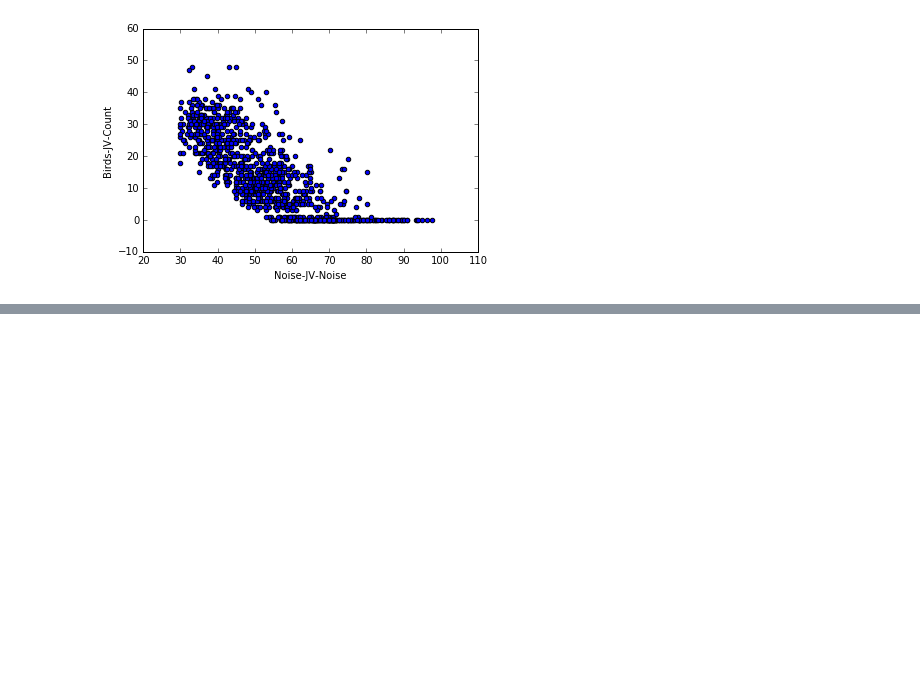
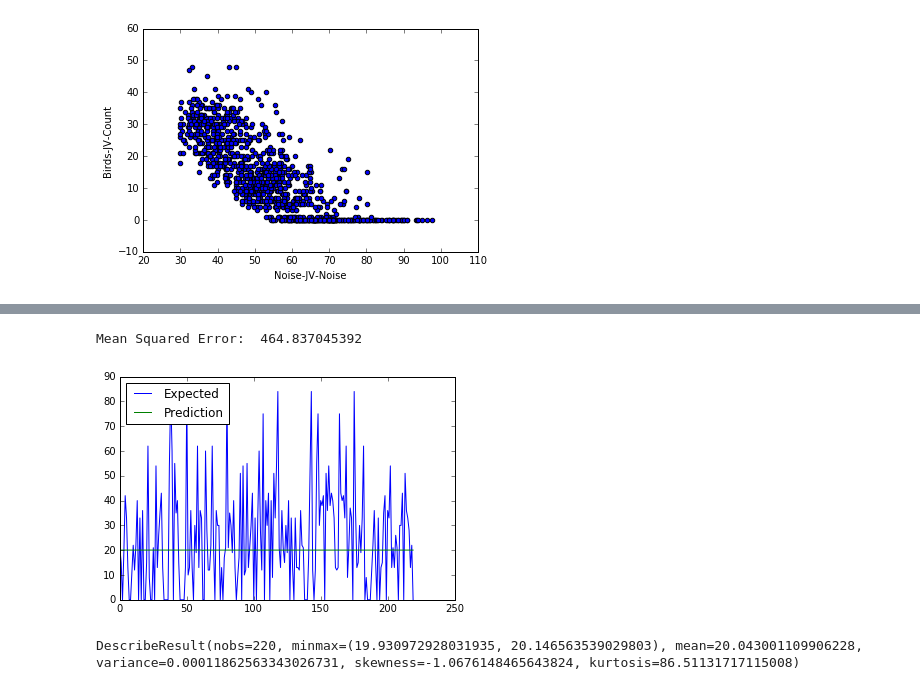
Before and after one commit to martin-majlis/ms-opendata-simulation, a Jupyter notebook: Analysis.ipynb, the cells around one changed output, grey strips where cells are left out. Saved outputs shown, nothing was run; the diff lists cells and outputs as text; code cells hidden in the pictures; blank space fills up the shorter version.

```diff
--- a/Analysis.ipynb
+++ b/Analysis.ipynb
@@ -371,5 +376,8 @@ A protoze nechceme podvadet, tak budeme pracovat s podmnozinou sloupcu.
 # opravime data, aby se nam s nimi lepe pracovalo
 NON_NUMERICAL_COLUMNS = ["TS", "TS.1", 'D_DayHour', 'D_DayOfWeek', 'D_HourOfDay']
 
-means = {k: v for k, v in data_active.mean().items()}
-data_active = data_active.fillna(value=means)
+means = {k: v for k, v in data.mean().items()}
+data = data.fillna(value=means)
+
+means_active = {k: v for k, v in data_active.mean().items()}
+data_active = data_active.fillna(value=means_active)
@@ -465,0 +417,42 @@ mean_squared_error(predictions, test[target])
+# %%
+# Abychom zjistili, jak dobre nas model funguje, potrebujeme zjistit,
+# jak hodne se nase odhadovana hodnota lisi od ocekavanych hodnot.
+# Na toto pouzijeme testovaci data
+
+# https://en.wikipedia.org/wiki/Mean_squared_error
+# Pri 5 vzorcich:
+# - 1. model: pokazde se splete o 1 bod, tak nase metrika bude 1/5*(1+1+1+1+1) = 1
+# - 2. model: 4x uplne presne, ale 1x se splete o 5, tak vyjde 1/5*(0+0+0+0+25) = 5
+# Proto vybereme 1. model
+from sklearn.metrics import mean_squared_error
+
+def evaluate_reg(predictions, expected):
+    # Podivame se na Mean Squared Error
+    print("Mean Squared Error: ", mean_squared_error(predictions, expected))
+
+    # Graf, jak hodne se lisime
+    x = np.arange(len(predictions))
+    plt.plot(x, expected)
+    plt.plot(x, predictions)
+    plt.legend(['Expected', 'Prediction'], loc='upper left')
+    plt.show()
+
+    # Ale podivame se i na statisticke vlastnosti naseho odhadu
+    print(stats.describe(predictions))
+# %%
+# Prvni zkusime SVM
+# http://scikit-learn.org/stable/modules/svm.html#regression
+from sklearn import svm
+
+# Initialize the model class.
+model = svm.SVR()
+# Fit the model to the training data.
+model.fit(train[columnsR], train[targetR])
+# Ted zkusime predikovat vysledky
+predictions = model.predict(test[columnsR])
+
+evaluate_reg(predictions, test[targetR])
+# %% [output]
+Mean Squared Error:  464.837045392
+[figure, added]
+DescribeResult(nobs=220, minmax=(19.930972928031935, 20.146563539029803), mean=20.043001109906228, variance=0.00011862563343026731, skewness=-1.0676148465643824, kurtosis=86.51131717115008)
```
Also changed, not shown: parts of 27 cells of this notebook.
